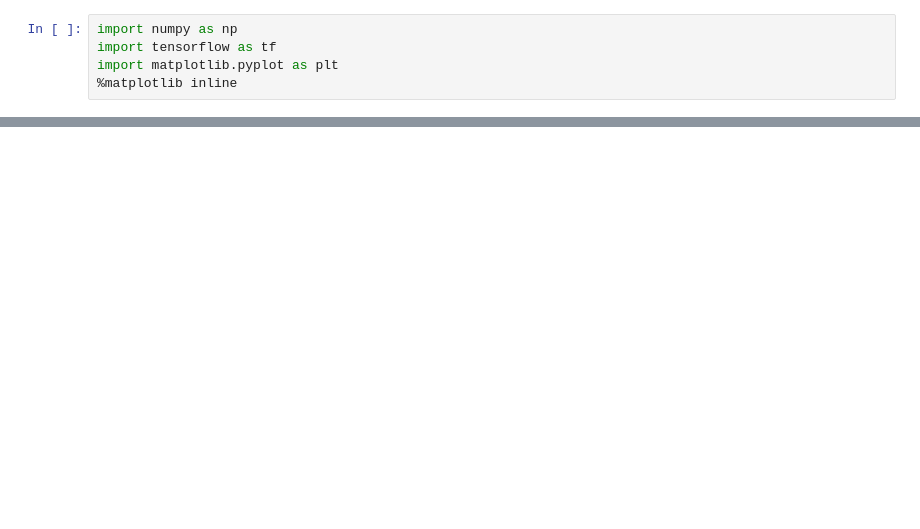
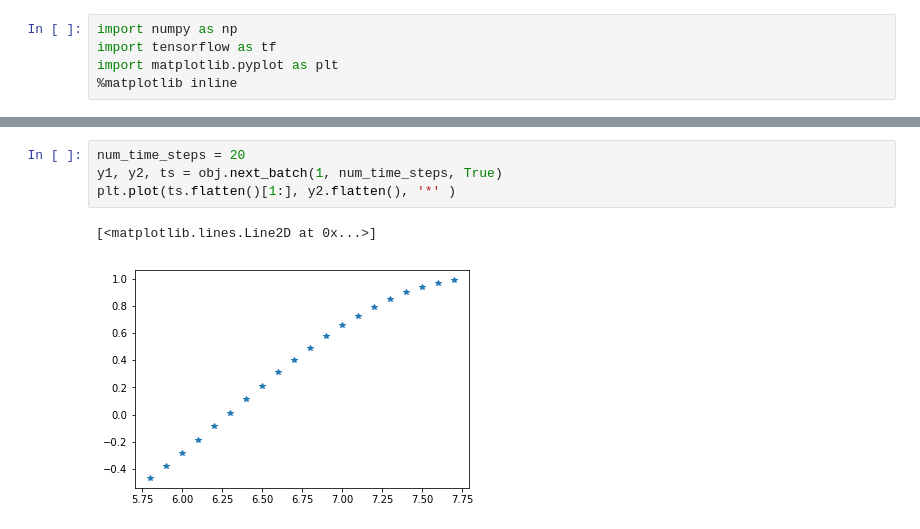
Before and after one commit to sauravjoshi/Deep-Learning-with-Tensorflow, a Jupyter notebook: Recurrent Neural Networks/RNN with TF-API.ipynb, the cells around one changed output, grey strips where cells are left out. Cells and saved outputs as stored; diff of their text form; blank space fills up the shorter version.

```diff
--- a/Recurrent Neural Networks/RNN with TF-API.ipynb
+++ b/Recurrent Neural Networks/RNN with TF-API.ipynb
@@ -34,0 +42,7 @@ class TimeSeriesData():
+# %%
+num_time_steps = 20
+y1, y2, ts = obj.next_batch(1, num_time_steps, True)
+plt.plot(ts.flatten()[1:], y2.flatten(), '*' )
+# %% [output]
+[<matplotlib.lines.Line2D at 0x...>]
+[figure, added]
```
Also changed, not shown: parts of 4 cells of this notebook.
